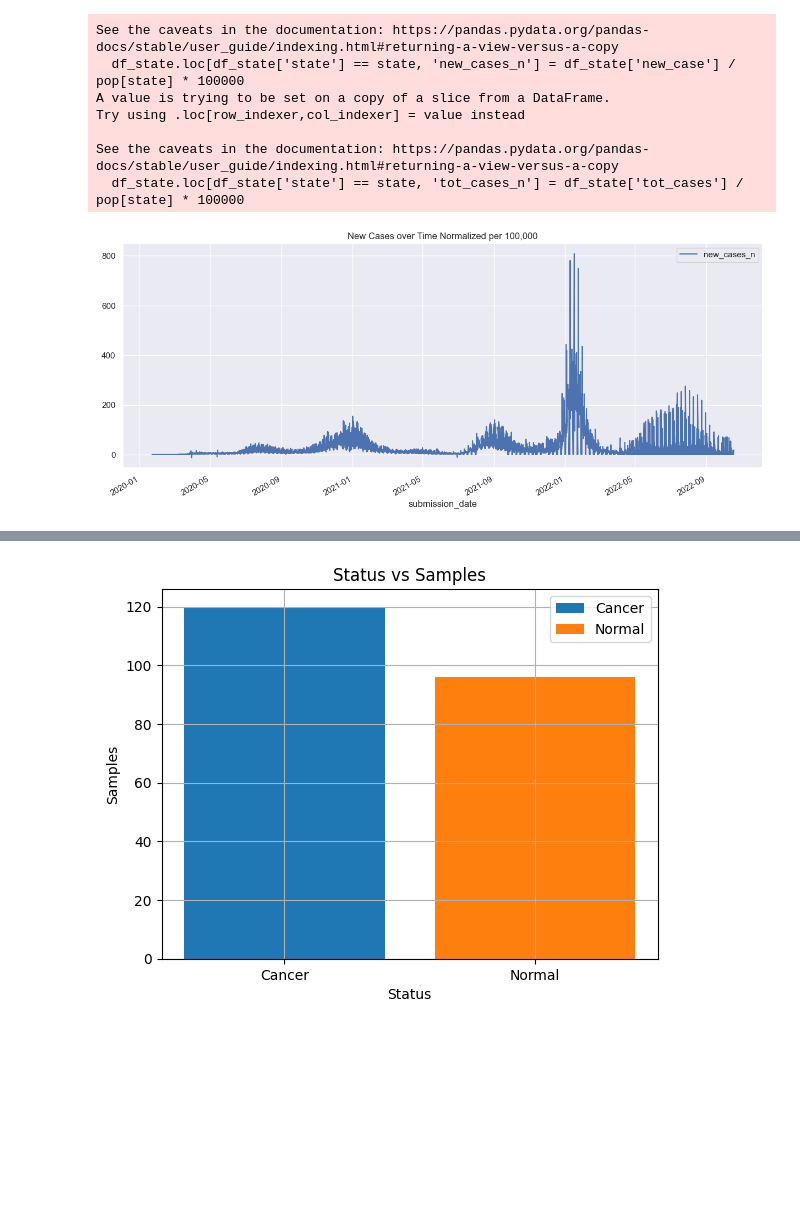
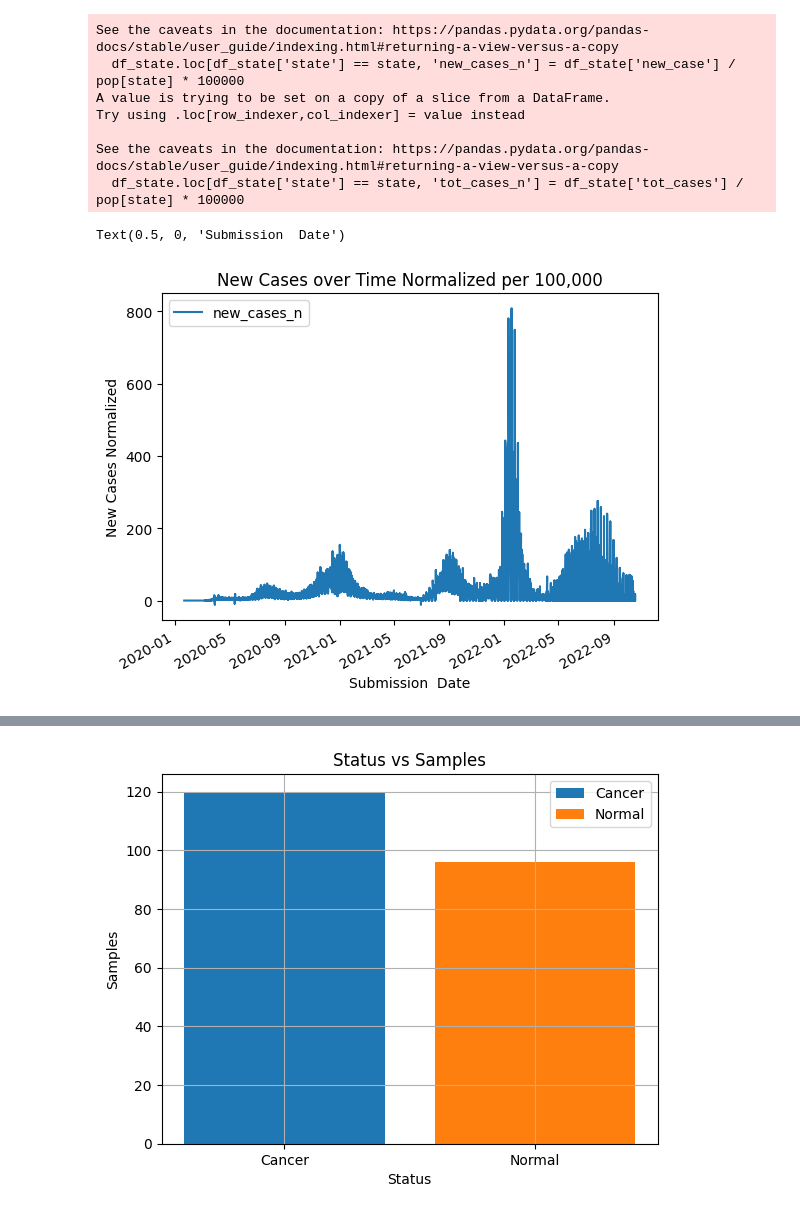
Before and after one commit to hrelosim/AM170B_Spring23, a Jupyter notebook: AM170B_hw1_lab.ipynb, the cells around one changed output, grey strips where cells are left out. Drawn from its saved outputs; the diff is of its cells as text; code cells hidden in the pictures; blank space fills up the shorter version.

```diff
--- a/AM170B_hw1_lab.ipynb
+++ b/AM170B_hw1_lab.ipynb
@@ -162,9 +168,12 @@ Try using .loc[row_indexer,col_indexer] = value instead
 See the caveats in the documentation: https://pandas.pydata.org/pandas-docs/stable/user_guide/indexing.html#returning-a-view-versus-a-copy
   df_state.loc[df_state['state'] == state, 'tot_cases_n'] = df_state['tot_cases'] / pop[state] * 100000
 # %%
-df_state.plot(x='submission_date',
+ax = df_state.plot(x='submission_date',
               y='new_cases_n',
               title='New Cases over Time Normalized per 100,000');
+ax.set_ylabel("New Cases Normalized")
+ax.set_xlabel("Submission  Date")
 # %% [output]
+Text(0.5, 0, 'Submission  Date')
-[figure, old version]
+[figure, new version]
 # %%
```
Also changed, not shown: parts of 13 cells of this notebook.
